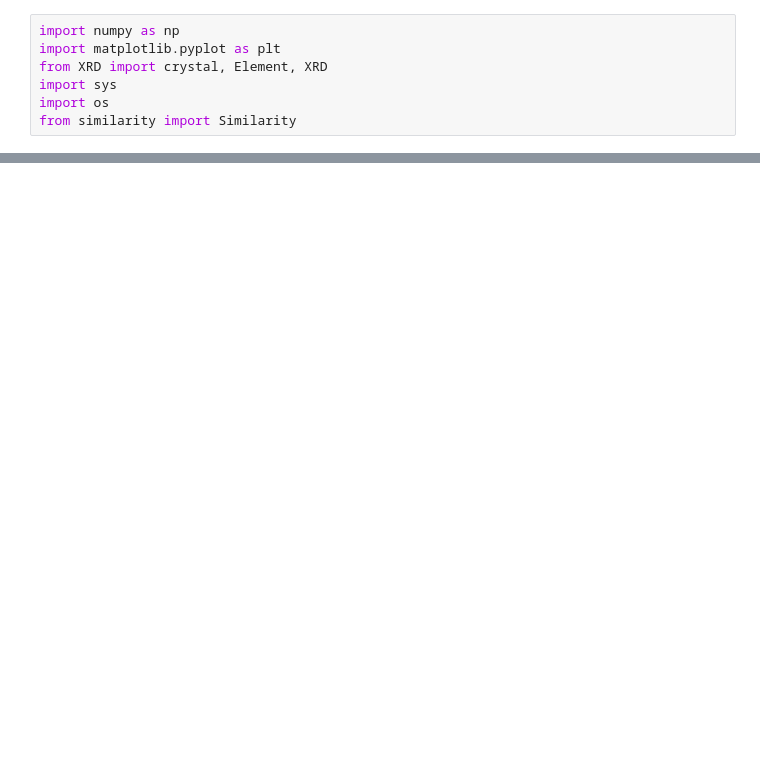
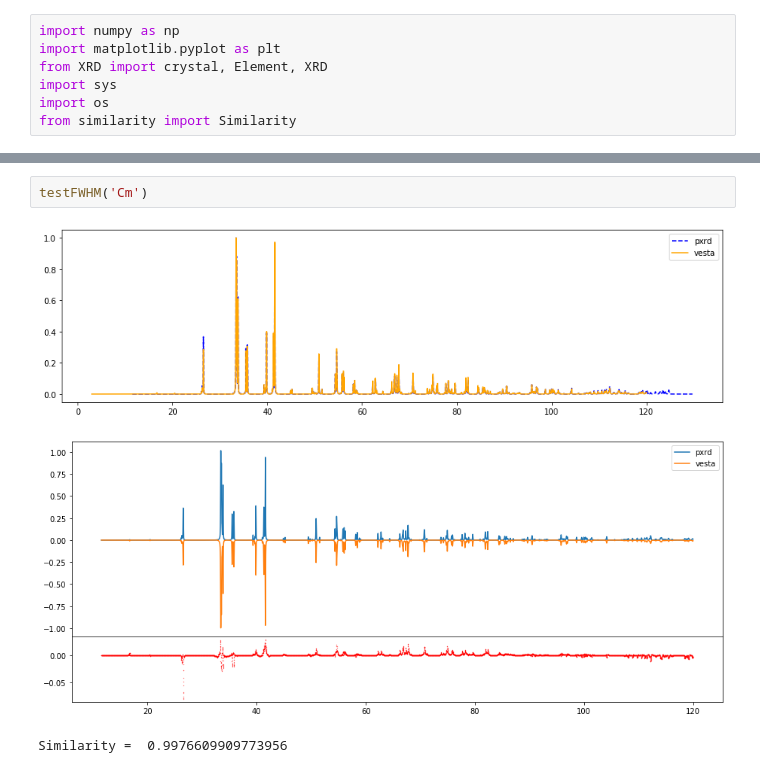
Before and after one commit to qzhu2017/XRD, a Jupyter notebook: FWHM-angle.ipynb, the cells around one changed output, grey strips where cells are left out. Cells and saved outputs as stored; diff of their text form; blank space fills up the shorter version.

```diff
--- a/FWHM-angle.ipynb
+++ b/FWHM-angle.ipynb
@@ -72,0 +52,6 @@ Similarity =  0.9925994767328037
+# %%
+testFWHM('Cm')
+# %% [output]
+[figure, added]
+[figure, added]
+Similarity =  0.9976609909773956
```
Also changed, not shown: parts of 11 cells of this notebook.
